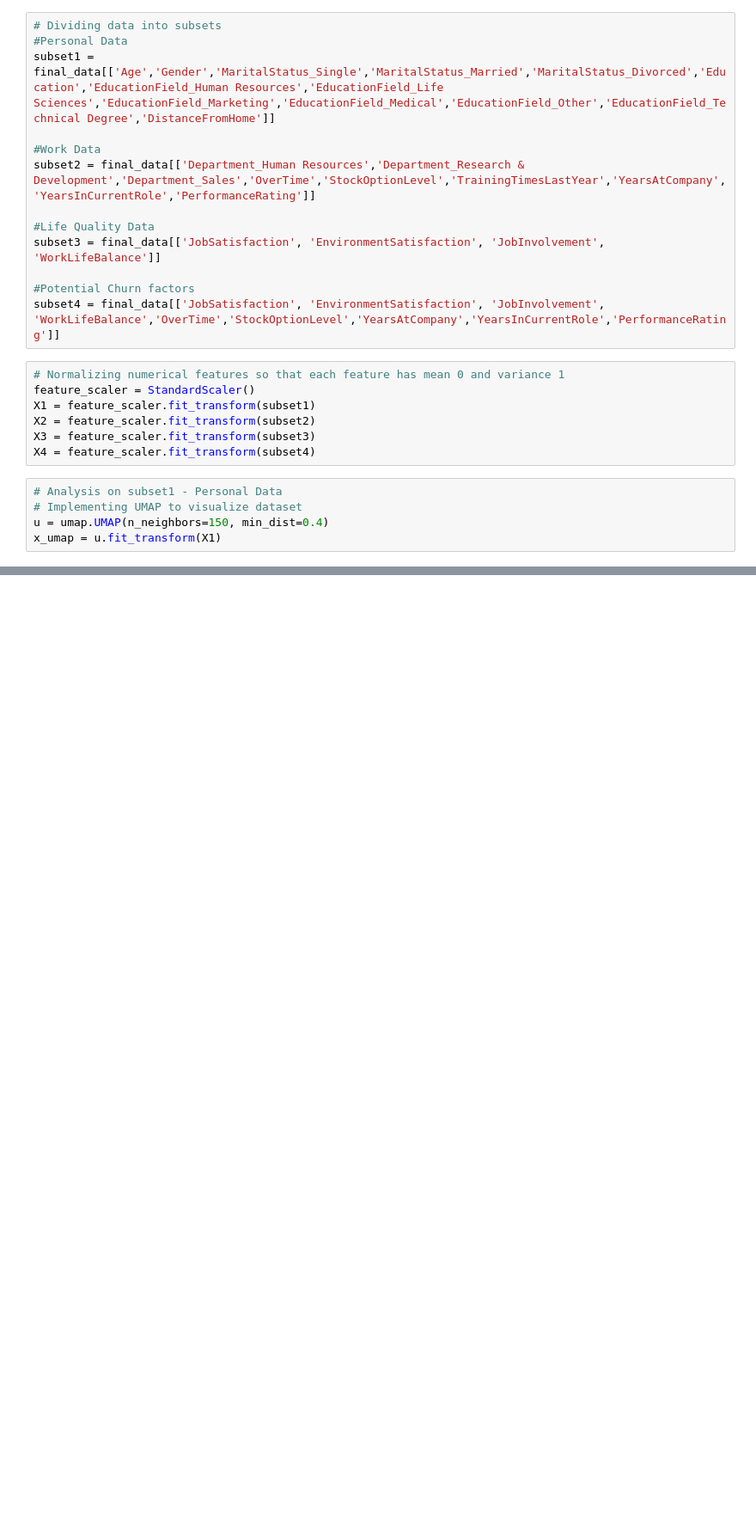
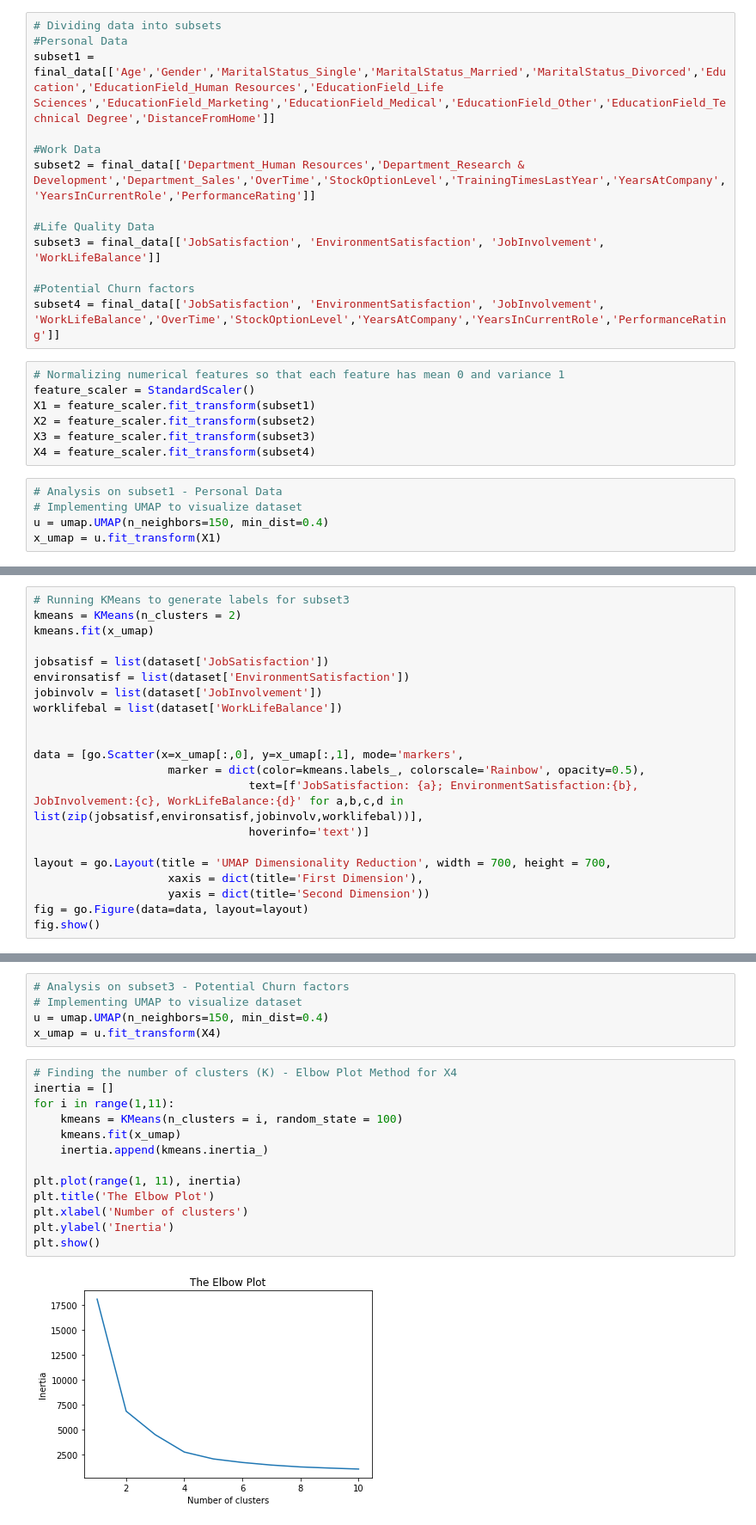
Before and after one commit to meetsomto/dbs, a Jupyter notebook: 27_employees_umap.ipynb, the cells around one changed output, grey strips where cells are left out. Shown at 86% size. Saved outputs shown, nothing was run; the diff lists cells and outputs as text; blank space fills up the shorter version.

```diff
--- a/27_employees_umap.ipynb
+++ b/27_employees_umap.ipynb
@@ -193,0 +260,21 @@ fig.show()
+# %%
+# Running KMeans to generate labels for subset3
+kmeans = KMeans(n_clusters = 2)
+kmeans.fit(x_umap)
+
+jobsatisf = list(dataset['JobSatisfaction'])
+environsatisf = list(dataset['EnvironmentSatisfaction'])
+jobinvolv = list(dataset['JobInvolvement'])
+worklifebal = list(dataset['WorkLifeBalance'])
+
+
+data = [go.Scatter(x=x_umap[:,0], y=x_umap[:,1], mode='markers',
+                    marker = dict(color=kmeans.labels_, colorscale='Rainbow', opacity=0.5),
+                                text=[f'JobSatisfaction: {a}; EnvironmentSatisfaction:{b}, JobInvolvement:{c}, WorkLifeBalance:{d}' for a,b,c,d in list(zip(jobsatisf,environsatisf,jobinvolv,worklifebal))],
+                                hoverinfo='text')]
+
+layout = go.Layout(title = 'UMAP Dimensionality Reduction', width = 700, height = 700,
+                    xaxis = dict(title='First Dimension'),
+                    yaxis = dict(title='Second Dimension'))
+fig = go.Figure(data=data, layout=layout)
+fig.show()
@@ -193,0 +283,20 @@ fig.show()
+# %%
+# Analysis on subset3 - Potential Churn factors
+# Implementing UMAP to visualize dataset
+u = umap.UMAP(n_neighbors=150, min_dist=0.4)
+x_umap = u.fit_transform(X4)
+# %%
+# Finding the number of clusters (K) - Elbow Plot Method for X4
+inertia = []
+for i in range(1,11):
+    kmeans = KMeans(n_clusters = i, random_state = 100)
+    kmeans.fit(x_umap)
+    inertia.append(kmeans.inertia_)
+
+plt.plot(range(1, 11), inertia)
+plt.title('The Elbow Plot')
+plt.xlabel('Number of clusters')
+plt.ylabel('Inertia')
+plt.show()
+# %% [output]
+[figure, added]
```
Also changed, not shown: parts of 8 cells of this notebook.
